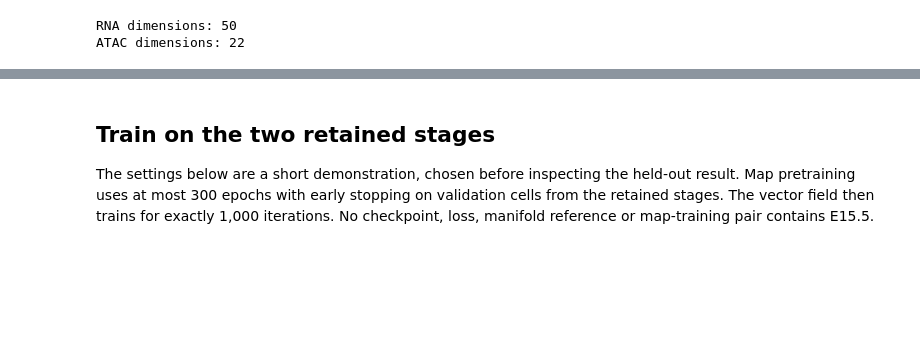
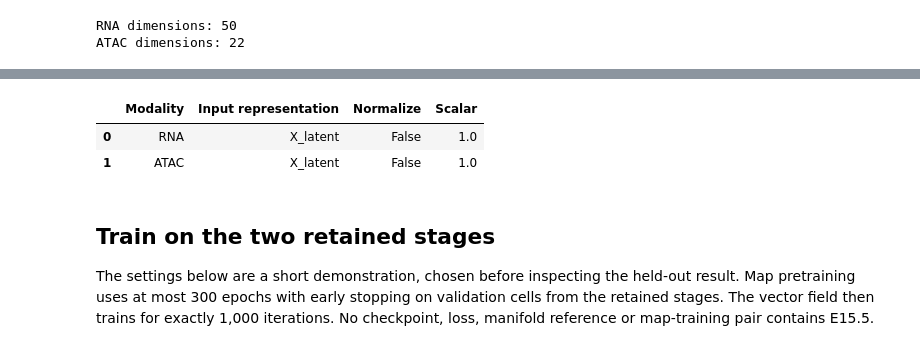
Before and after one commit to shankswang953/COATI, a Jupyter notebook: docs/tutorials/06_heldout_biological.ipynb, the cells around one changed output, grey strips where cells are left out. Drawn from its saved outputs; the diff is of its cells as text; code cells hidden in the pictures; blank space fills up the shorter version.

Commit message:
Polish biological tutorial and add optional W2 normalization

```diff
--- a/docs/tutorials/06_heldout_biological.ipynb
+++ b/docs/tutorials/06_heldout_biological.ipynb
@@ -89,3 +83,52 @@ ATAC dimensions: 22
+# %%
+normalize = False
+input_representation = "X_reduced_raw" if normalize else "X_latent"
+model_features = {
+    "RNA": np.asarray(rna.obsm[input_representation], dtype=np.float32).copy(),
+    "ATAC": np.asarray(atac.obsm[input_representation], dtype=np.float32).copy(),
+}
+normalization_scales = {"RNA": 1., "ATAC": 1.}
+
+if normalize:
+    normalization_epsilon = 1e-8
+    normalization_samples = 512
+    scale_rng = np.random.default_rng(SEED)
+    scale_loss = SamplesLoss("sinkhorn", p=2, blur=np.sqrt(normalization_epsilon),
+                             debias=True, backend="tensorized")
+    with torch.no_grad():
+        for modality, features in model_features.items():
+            retained = []
+            for t in training_times:
+                snapshot = features[row_times == t]
+                rows = scale_rng.choice(len(snapshot), size=min(normalization_samples, len(snapshot)), replace=False)
+                retained.append(torch.tensor(snapshot[rows]))
+            action = sum(float(scale_loss(x, y)) / (t1 - t0)
+                         for x, y, t0, t1 in zip(retained[:-1], retained[1:],
+                                               training_times[:-1], training_times[1:]))
+            if not np.isfinite(action) or action <= 0:
+                raise ValueError(f"Cannot estimate a positive W2 scale for {modality}.")
+            normalization_scales[modality] = float(np.sqrt(action))
+            model_features[modality] = features / normalization_scales[modality]
+
+# Build private working inputs without modifying either source AnnData file.
+paired = rna.copy()
+paired.obsm["X_latent"] = model_features["RNA"]
+paired.obsm["X_atac"] = model_features["ATAC"]
+observed = ct.TemporalData.from_anndata(
+    paired, time_key="stage", obsm_key="X_latent", secondary_obsm_key="X_atac",
+    time_order=stages, times=times,
+)
+training = observed.without_times([heldout_time])
+assert training.times.tolist() == [0., 2.]
+assert training.labels == ["E14.5", "E16.5"]
+display(pd.DataFrame({"Modality": ["RNA", "ATAC"],
+                      "Input representation": input_representation,
+                      "Normalize": normalize,
+                      "Scalar": list(normalization_scales.values())}))
+# %% [output]
+|  | Modality | Input representation | Normalize | Scalar |
+| 0 | RNA | X_latent | False | 1.0 |
+| 1 | ATAC | X_latent | False | 1.0 |
 # %% [markdown]
 ## Train on the two retained stages
 
```
Also changed, not shown: parts of 12 cells of this notebook, 7 other files.
